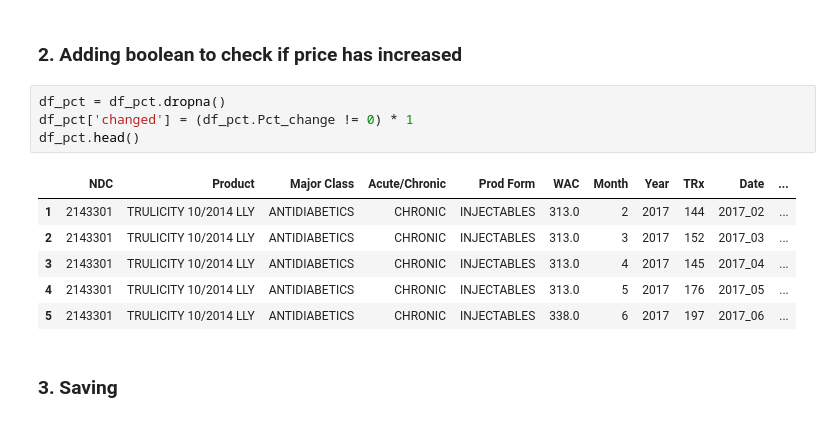
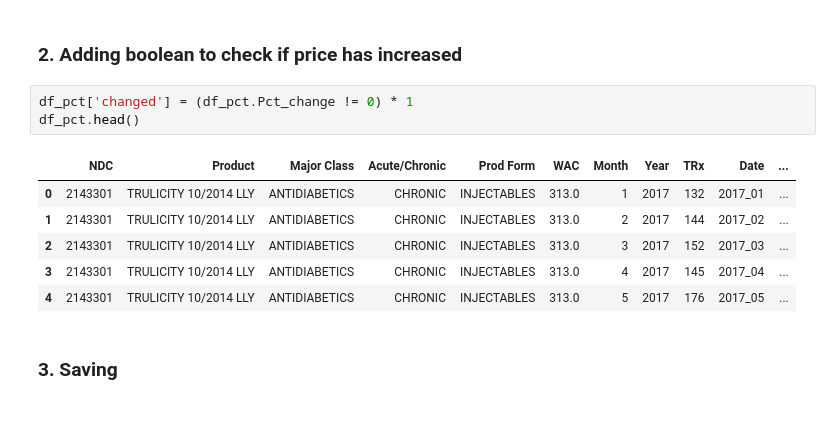
Before and after one commit to pauldoan/CBS_Nephron, a Jupyter notebook: Research/Price_changes.ipynb, the cells around one changed output. Drawn from its saved outputs; the diff is of its cells as text.

```diff
--- a/Research/Price_changes.ipynb
+++ b/Research/Price_changes.ipynb
@@ -68,16 +72,15 @@ Shape:  (146180, 11)
 # %% [markdown]
 ### 2. Adding boolean to check if price has increased
 # %%
-df_pct = df_pct.dropna()
 df_pct['changed'] = (df_pct.Pct_change != 0) * 1
 df_pct.head()
 # %% [output]
 |  | NDC | Product | Major Class | Acute/Chronic | Prod Form | WAC | Month | Year | TRx | Date | ... |
+| 0 | 2143301 | TRULICITY 10/2014 LLY | ANTIDIABETICS | CHRONIC | INJECTABLES | 313.0 | 1 | 2017 | 132 | 2017_01 | ... |
 | 1 | 2143301 | TRULICITY 10/2014 LLY | ANTIDIABETICS | CHRONIC | INJECTABLES | 313.0 | 2 | 2017 | 144 | 2017_02 | ... |
 | 2 | 2143301 | TRULICITY 10/2014 LLY | ANTIDIABETICS | CHRONIC | INJECTABLES | 313.0 | 3 | 2017 | 152 | 2017_03 | ... |
 | 3 | 2143301 | TRULICITY 10/2014 LLY | ANTIDIABETICS | CHRONIC | INJECTABLES | 313.0 | 4 | 2017 | 145 | 2017_04 | ... |
 | 4 | 2143301 | TRULICITY 10/2014 LLY | ANTIDIABETICS | CHRONIC | INJECTABLES | 313.0 | 5 | 2017 | 176 | 2017_05 | ... |
-| 5 | 2143301 | TRULICITY 10/2014 LLY | ANTIDIABETICS | CHRONIC | INJECTABLES | 338.0 | 6 | 2017 | 197 | 2017_06 | ... |
 # %% [markdown]
 ### 3. Saving
 # %%
```
Also changed, not shown: parts of 1 cell of this notebook, 1 other file.
